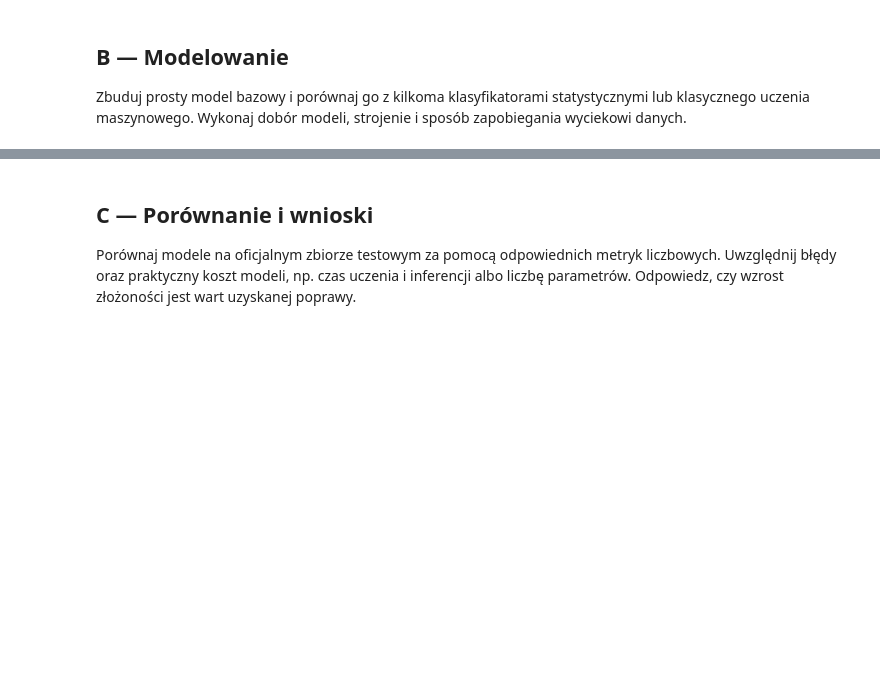
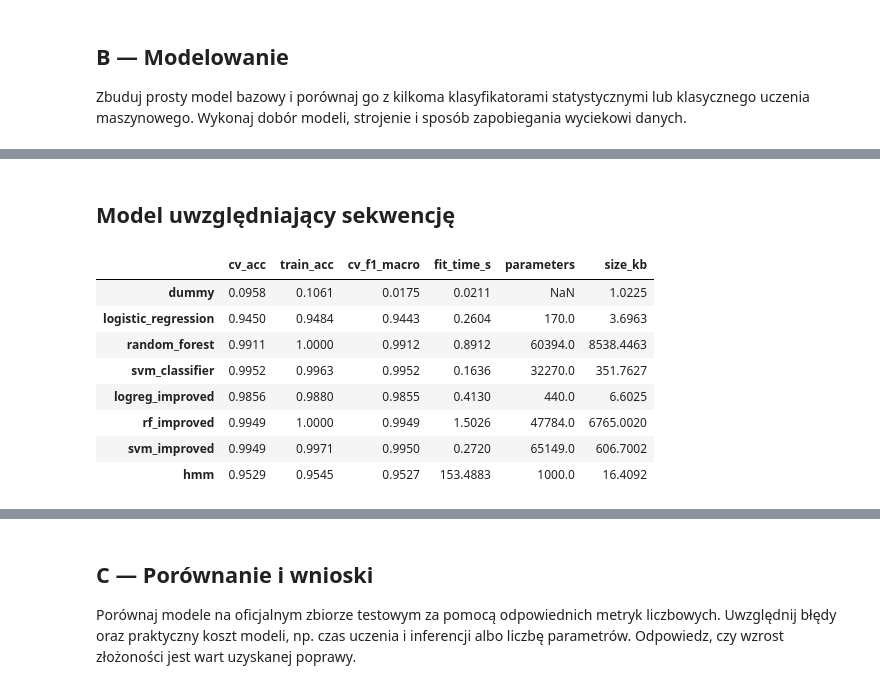
Before and after one commit to pirate1rat/Rekrutacja-AI-Med-2026-2027, a Jupyter notebook: Zadanie-1/Rozwiązanie-1.ipynb, the cells around one changed output, grey strips where cells are left out. Cells and saved outputs as stored; diff of their text form; code cells hidden in the pictures; blank space fills up the shorter version.

```diff
--- a/Zadanie-1/Rozwiązanie-1.ipynb
+++ b/Zadanie-1/Rozwiązanie-1.ipynb
@@ -148,0 +144,39 @@ Zbuduj prosty model bazowy i porównaj go z kilkoma klasyfikatorami statystyczny
+# %%
+#Dummy and Logistic Regression
+
+cv = KFold(n_splits=5, shuffle=True, random_state=42)
+scoring = ["accuracy", "f1_macro"]
+results = {}
+
+def evaluate(name, model, count_params=None):
+    res = cross_validate(
+        model, X_train, y_train, cv=cv, scoring=scoring,
+        return_train_score=True, n_jobs=-1,
+    )
+    model.fit(X_train, y_train)
+    results[name] = {
+        "cv_acc": res["test_accuracy"].mean(),
+        "train_acc": res["train_accuracy"].mean(),
+        "cv_f1_macro": res["test_f1_macro"].mean(),
+        "fit_time_s": res["fit_time"].mean(),
+        "parameters": count_params(model) if count_params else None,
+        "size_kb": model_size_kb(model),
+    }
+
+
+#minifunctions to calculate how many parameters model has after training
+
+def get_model_from_pipeline(p):
+    return p.named_steps["clf"] if hasattr(p, "named_steps") else p
+
+def logreg_params(p):
+    clf = get_model_from_pipeline(p)
+    return clf.coef_.size + clf.intercept_.size
+
+def rf_nodes(p):
+    clf = get_model_from_pipeline(p)
+    return sum(t.tree_.node_count for t in clf.estimators_)
+
+def svm_params(p):
+    clf = get_model_from_pipeline(p)
+    return clf.support_vectors_.size + clf.dual_coef_.size + clf.intercept_.size
@@ -148,0 +285,2 @@ Zbuduj prosty model bazowy i porównaj go z kilkoma klasyfikatorami statystyczny
+# %% [markdown]
+## Model uwzględniający sekwencję
@@ -148,0 +356,12 @@ Zbuduj prosty model bazowy i porównaj go z kilkoma klasyfikatorami statystyczny
+# %%
+pd.DataFrame(results).T.round(4)
+# %% [output]
+|  | cv_acc | train_acc | cv_f1_macro | fit_time_s | parameters | size_kb |
+| dummy | 0.0958 | 0.1061 | 0.0175 | 0.0211 | NaN | 1.0225 |
+| logistic_regression | 0.9450 | 0.9484 | 0.9443 | 0.2604 | 170.0 | 3.6963 |
+| random_forest | 0.9911 | 1.0000 | 0.9912 | 0.8912 | 60394.0 | 8538.4463 |
+| svm_classifier | 0.9952 | 0.9963 | 0.9952 | 0.1636 | 32270.0 | 351.7627 |
+| logreg_improved | 0.9856 | 0.9880 | 0.9855 | 0.4130 | 440.0 | 6.6025 |
+| rf_improved | 0.9949 | 1.0000 | 0.9949 | 1.5026 | 47784.0 | 6765.0020 |
+| svm_improved | 0.9949 | 0.9971 | 0.9950 | 0.2720 | 65149.0 | 606.7002 |
+| hmm | 0.9529 | 0.9545 | 0.9527 | 153.4883 | 1000.0 | 16.4092 |
```
Also changed, not shown: parts of 31 cells of this notebook.
